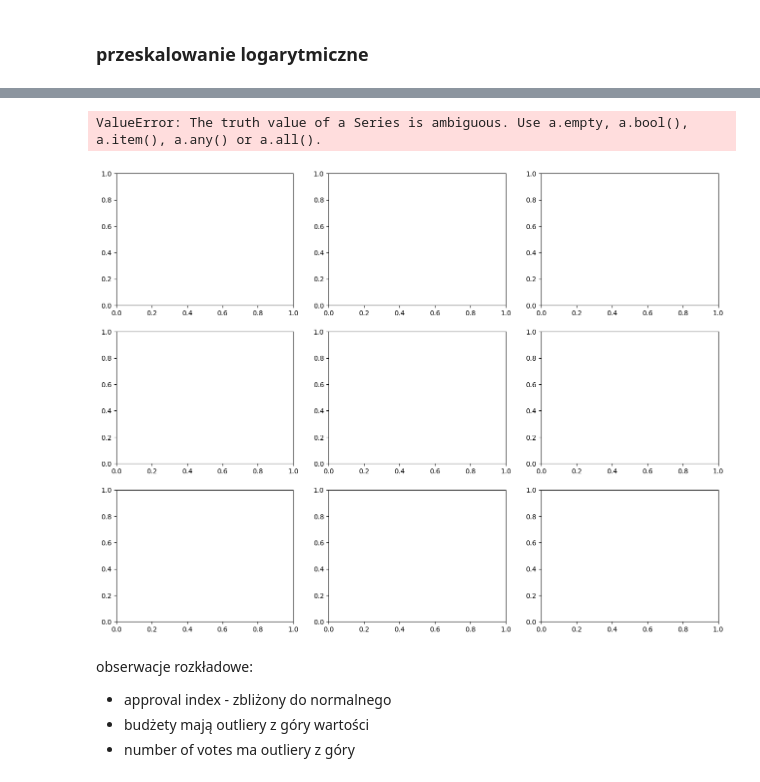
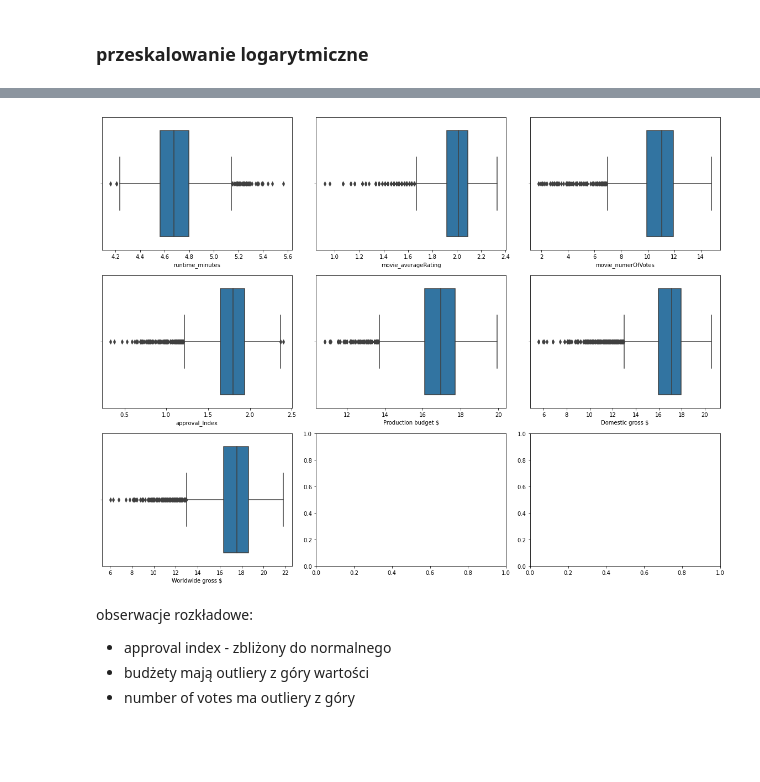
Before and after one commit to kaminskaz/PROJEKT2_ML_klasteryzacja, a Jupyter notebook: KM1/EDA_final.ipynb, the cells around one changed output, grey strips where cells are left out. Drawn from its saved outputs; the diff is of its cells as text; code cells hidden in the pictures; blank space fills up the shorter version.

```diff
--- a/KM1/EDA_final.ipynb
+++ b/KM1/EDA_final.ipynb
@@ -164,7 +163,8 @@ fig, axs = plt.subplots(3, 3, figsize=(16, 12))
 axes = axs.flatten()
 
 for i, col in enumerate(numerical_cols):
-    sns.boxplot(df, x= df[col], ax= axes[i])
+    sns.boxplot(x=col, data=df, ax=axes[i])
+
 plt.tight_layout()
 plt.show()
 # %% [output]
@@ -187,14 +186,13 @@ array([[<Axes: title={'center': 'runtime_minutes'}>,
 # %%
 fig, axs = plt.subplots(3, 3, figsize=(16, 12))
 axes = axs.flatten()
 
 for i, col in enumerate(numerical_cols):
-    sns.boxplot(df, x= np.log1p(df[col]), ax= axes[i])
+    sns.boxplot(x=col, data=np.log1p(df[numerical_cols]), ax= axes[i])
 plt.tight_layout()
 plt.show()
 # %% [output]
-ValueError: The truth value of a Series is ambiguous. Use a.empty, a.bool(), a.item(), a.any() or a.all().
-[figure, old version]
+[figure, new version]
 # %% [markdown]
 obserwacje rozkładowe:
 - approval index - zbliżony do normalnego
```
Also changed, not shown: parts of 8 cells of this notebook.
